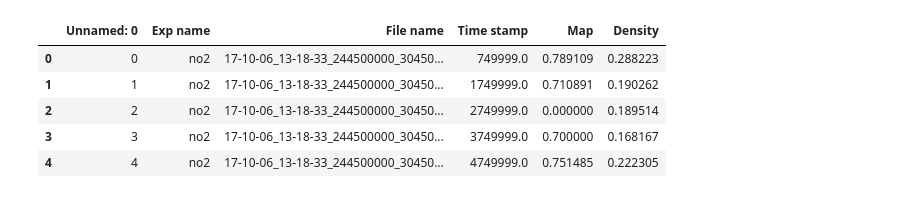
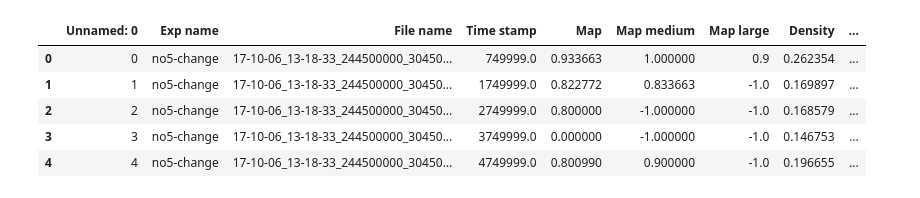
Before and after one commit to HarmoniaLeo/prophesee-automotive-dataset-toolbox, a Jupyter notebook: experiments.ipynb, the cells around one changed output. Saved outputs shown, nothing was run; the diff lists cells and outputs as text; code cells hidden in the pictures.

```diff
--- a/experiments.ipynb
+++ b/experiments.ipynb
@@ -1,12 +1,12 @@
 # %%
 import pandas as pd
 
-no2 = pd.read_csv("summarise_no2.csv")
-no2.head()
+no5 = pd.read_csv("summarise_no5.csv")
+no5.head()
 # %% [output]
-|  | Unnamed: 0 | Exp name | File name | Time stamp | Map | Density |
-| 0 | 0 | no2 | 17-10-06_13-18-33_244500000_30450... | 749999.0 | 0.789109 | 0.288223 |
-| 1 | 1 | no2 | 17-10-06_13-18-33_244500000_30450... | 1749999.0 | 0.710891 | 0.190262 |
-| 2 | 2 | no2 | 17-10-06_13-18-33_244500000_30450... | 2749999.0 | 0.000000 | 0.189514 |
-| 3 | 3 | no2 | 17-10-06_13-18-33_244500000_30450... | 3749999.0 | 0.700000 | 0.168167 |
-| 4 | 4 | no2 | 17-10-06_13-18-33_244500000_30450... | 4749999.0 | 0.751485 | 0.222305 |
+|  | Unnamed: 0 | Exp name | File name | Time stamp | Map | Map medium | Map large | Density | ... |
+| 0 | 0 | no5-change | 17-10-06_13-18-33_244500000_30450... | 749999.0 | 0.933663 | 1.000000 | 0.9 | 0.262354 | ... |
+| 1 | 1 | no5-change | 17-10-06_13-18-33_244500000_30450... | 1749999.0 | 0.822772 | 0.833663 | -1.0 | 0.169897 | ... |
+| 2 | 2 | no5-change | 17-10-06_13-18-33_244500000_30450... | 2749999.0 | 0.800000 | -1.000000 | -1.0 | 0.168579 | ... |
+| 3 | 3 | no5-change | 17-10-06_13-18-33_244500000_30450... | 3749999.0 | 0.000000 | -1.000000 | -1.0 | 0.146753 | ... |
+| 4 | 4 | no5-change | 17-10-06_13-18-33_244500000_30450... | 4749999.0 | 0.800990 | 0.900000 | -1.0 | 0.196655 | ... |
```
Also changed, not shown: parts of 14 cells of this notebook, 1 other file.
